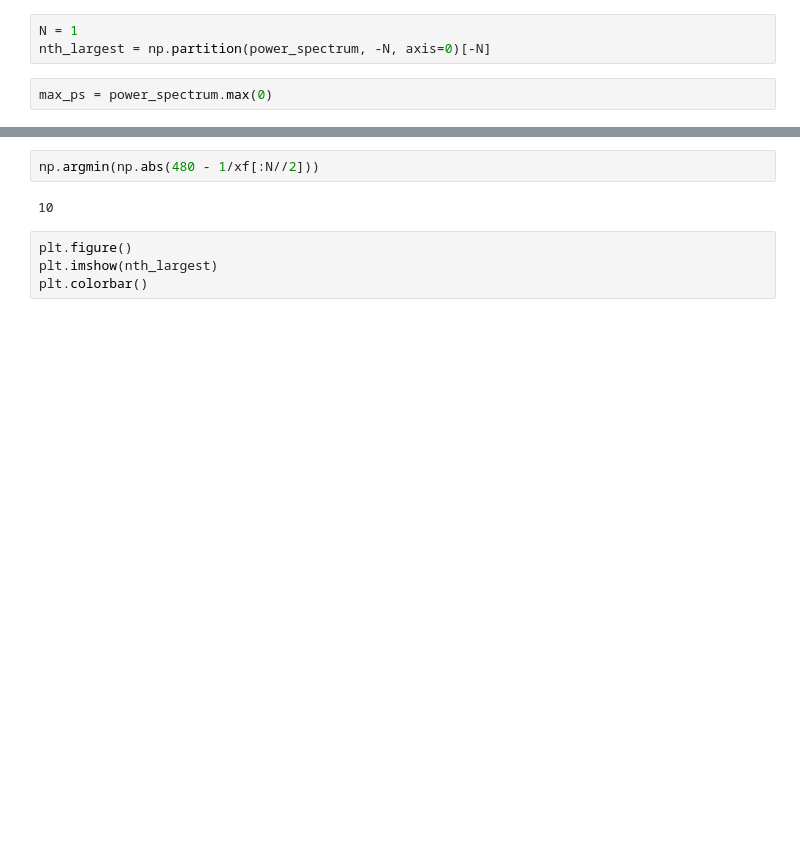
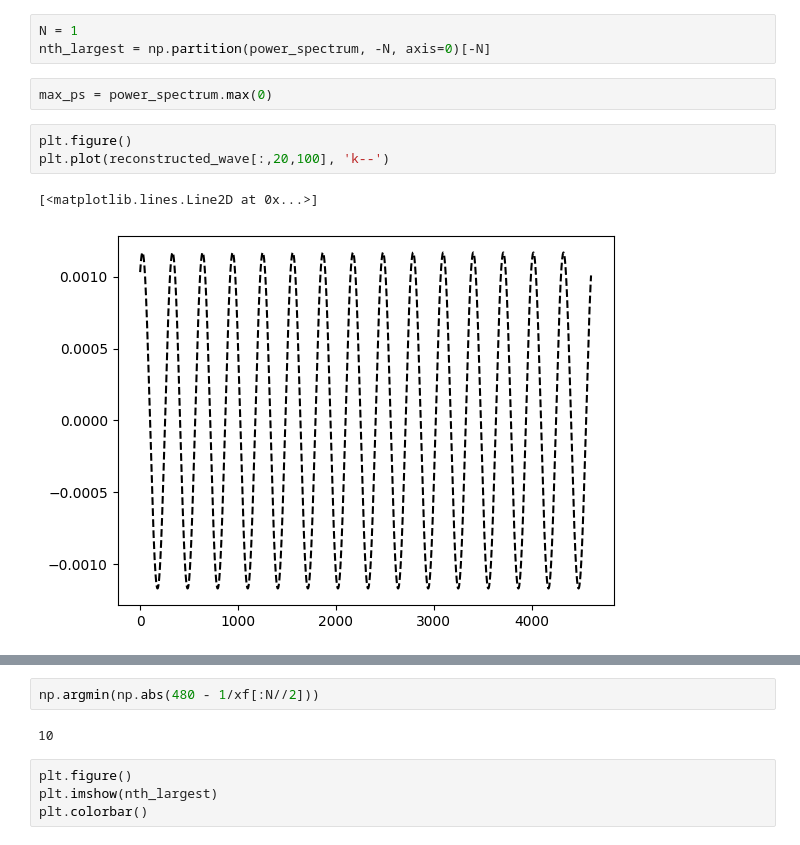
Before and after one commit to SpaceMeerkat/traident, a Jupyter notebook: training/preprocessing.ipynb, the cells around one changed output, grey strips where cells are left out. Drawn from its saved outputs; the diff is of its cells as text; blank space fills up the shorter version.

```diff
--- a/training/preprocessing.ipynb
+++ b/training/preprocessing.ipynb
@@ -59,5 +72,11 @@ N = 1
 nth_largest = np.partition(power_spectrum, -N, axis=0)[-N]
 # %%
 max_ps = power_spectrum.max(0)
+# %%
+plt.figure()
+plt.plot(reconstructed_wave[:,20,100], 'k--')
+# %% [output]
+[<matplotlib.lines.Line2D at 0x...>]
+[figure, added]
 # %%
 plt.close('all')
```
Also changed, not shown: parts of 8 cells of this notebook.
